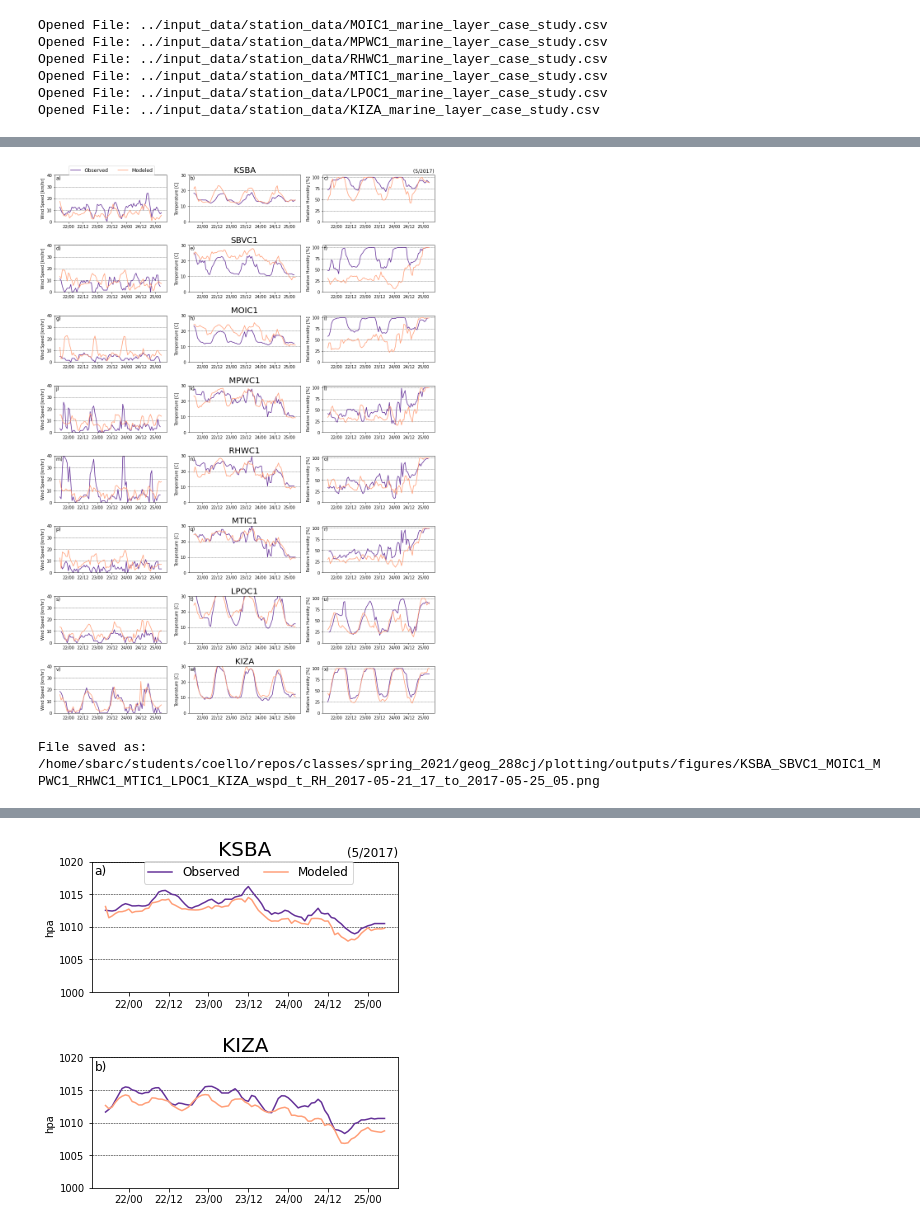
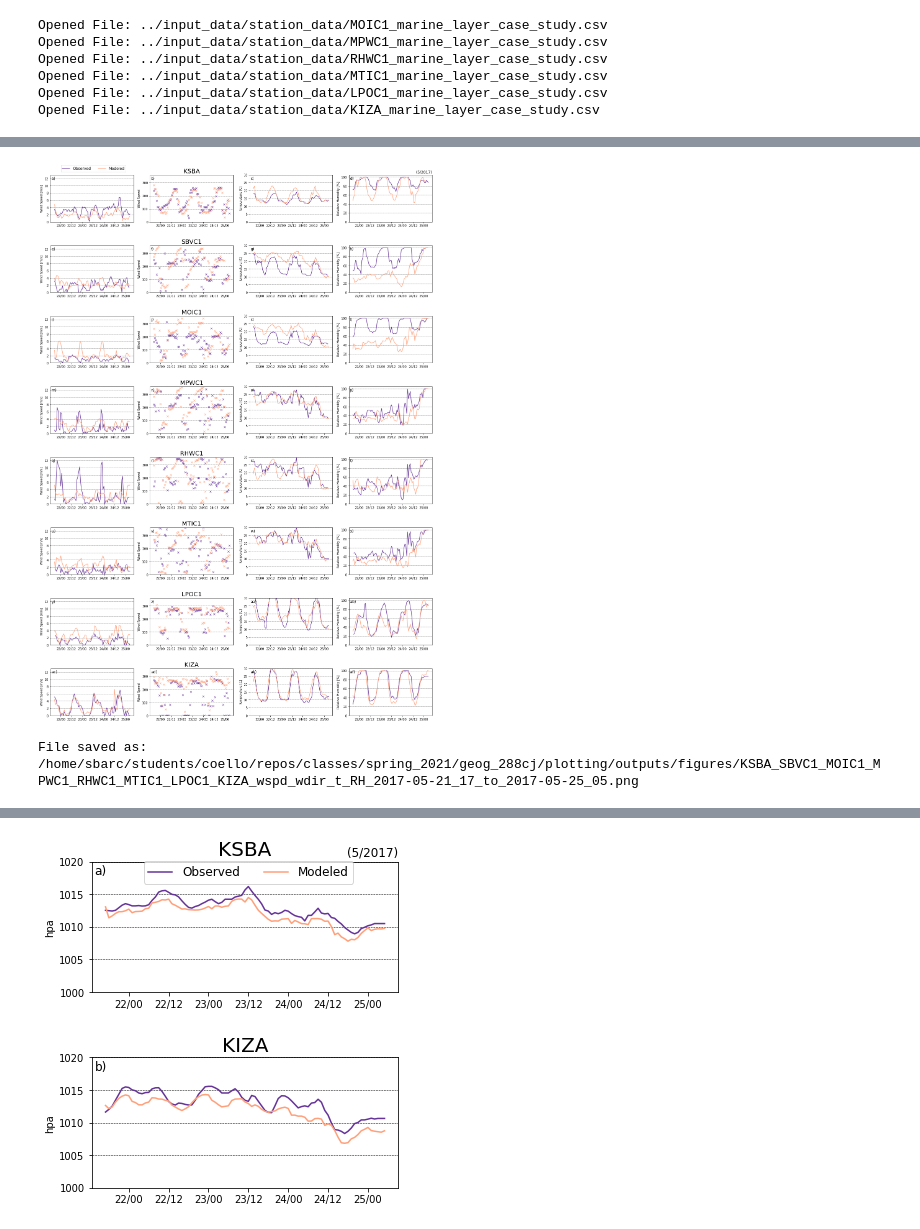
Before and after one commit to mmcoello/spring_2021, a Jupyter notebook: geog_288cj/plotting/analysis/station_data_v_wrf.ipynb, the cells around one changed output, grey strips where cells are left out. Cells and saved outputs as stored; diff of their text form; code cells hidden in the pictures.

```diff
--- a/geog_288cj/plotting/analysis/station_data_v_wrf.ipynb
+++ b/geog_288cj/plotting/analysis/station_data_v_wrf.ipynb
@@ -242,7 +243,7 @@ def plot_station_barbs(data, date_time, var_key, stations, y_pos, data_units, cm
     plt.show()
     print('File saved as:', outdir+plot_name, '\n')
 # %%
-wnd_units = 'km/hr'
+wnd_units = 'm/s'
 
 # set filepath
 datadir = '../input_data/station_data/'
@@ -369,11 +370,8 @@ da_list = []
 # adjust station lats and lons to have the nearest wrf lat and lon to station location
 for i in range(len(stations)):
 
-    station_lat = nearest(ds.lat.values, station_lats[i])
-    station_lon = nearest(ds.lon.values, station_lons[i])
-
-    # select specific station location
-    ds_tmp = ds.sel(lat = station_lat, lon = station_lon)
+    # interpoalte to specific station location
+    ds_tmp = ds.interp(lat = station_lats[i], lon = station_lons[i])
 
     # add station name as coordinate
     ds_tmp = ds_tmp.assign_coords(station = stations[i])
@@ -391,5 +389,3 @@ Opened File: ../input_data/wrf_out_post/wrfout_d03_2017-05-25_00:00:00_surf
-# %%
-dwrf['wspd_kmh'] = dwrf['wspd'] * units('m/s').to(units(wnd_units))
 # %%
 levels_wspd = [0, np.nanmax(da.wspd)]
 
@@ -416,15 +412,15 @@ File saved as: /home/sbarc/students/coello/repos/classes/spring_2021/geog_288cj/
 # %%
-def plot_station_winds(data, wrf, date_time, stations, var, wrf_var, var_labs, var_lims, station_lab, leg_box, outdir, wind_untis):
+def plot_station_winds(data, wrf, date_time, stations, var, wrf_var, var_labs, var_lims, line_sty, station_lab, leg_box, outdir, wind_untis):
 
     var_names = ''
     stat_names = ''
     subfig = ['a)', 'b)', 'c)', 'd)', 'e)', 'f)', 'g)', 'h)', 'i)', 'j)', 'k)', 'l)', 'm)', 'n)', 'o)',
-             'p)', 'q)', 'r)', 's)', 't)', 'u)', 'v)', 'w)', 'x)']
+             'p)', 'q)', 'r)', 's)', 't)', 'u)', 'v)', 'w)', 'x)', 'y)', 'z)', 'aa)', 'ab)', 'ac)', 'ad)', 'ae)', 'af)']
 
     k = 0
 
     # Create a new figure
-    fig = plt.figure(figsize=(len(var) * 5.5, len(stations) * 3))
+    fig = plt.figure(figsize=(len(var) * 5.5, len(stations) * len(var)))
     gs = plt.GridSpec(len(stations), len(var), figure=fig, hspace= 0.5, wspace=0.2)
 
     for i in range(len(stations)):
@@ -433,7 +429,8 @@ def plot_station_winds(data, wrf, date_time, stations, var, wrf_var, var_labs, v
 
             ax = fig.add_subplot(gs[i,j])
 
-            ln1 = ax.plot(data.time, data[var[j]].sel(station = stations[i]), 'rebeccapurple', label='Observed')
+            ln1 = ax.plot(data.time, data[var[j]].sel(station = stations[i]), 'rebeccapurple', \
+                          label='Observed', linestyle = line_sty[j][0], marker = line_sty[j][1])
 
     #         ln3 = ax.plot(date_time, data.wgust.sel(station = stations[i]), 'mediumpurple', label='Obs. Gusts')
 
@@ -441,7 +438,8 @@ def plot_station_winds(data, wrf, date_time, stations, var, wrf_var, var_labs, v
             ax.set_ylabel(var_labs[j], multialignment='center')
             ax.set_ylim(var_lims[j])
 
-            ln2 = ax.plot(wrf.time, wrf[wrf_var[j]].sel(station = stations[i]), 'lightsalmon', label='Modeled')
+            ln2 = ax.plot(wrf.time, wrf[wrf_var[j]].sel(station = stations[i]), 'lightsalmon', label='Modeled', \
+                         linestyle = line_sty[j][0], marker = line_sty[j][1])
 
             # make x laeled dates prettier
             ax.xaxis.set_major_formatter(mdates.DateFormatter('%d/%H'))
@@ -457,37 +455,38 @@ def plot_station_winds(data, wrf, date_time, stations, var, wrf_var, var_labs, v
 
 
             if (j == station_lab):
                 plt.title(stations[i], loc = 'center', size = 20)
 
 
             if (i == 0 and j == 0):
                 # add legend
                 lns = ln1 + ln2
                 labs = [l.get_label() for l in lns]
                 ax.legend(lns, labs, loc='upper left',  bbox_to_anchor=leg_box, ncol=3, prop={'size': 12})
 
             if (i == 1):
                 var_names = var_names + '_' + str(var[j])
 
 
             k += 1
 
         stat_names = stat_names + '_' + stations[i]
 
     # Save and display figure
     plot_name = stat_names[1:] + var_names + '_' + str(date_time.values[0])[:-16].replace('T', '_') + \
                 '_to_' + str(date_time.values[-1])[:-16].replace('T', '_') + '.png'
     plt.savefig(outdir+plot_name,  bbox_inches='tight', dpi = 120)
     plt.show()
     print('File saved as:', outdir+plot_name, '\n')
 
 
-station_vars = ['wspd', 't', 'RH']
-wrf_vars = ['wspd_kmh', 'T2', 'rh2']
-var_labels = ['Wind Speed [' + wnd_units + ']', 'Temperature [C]', 'Relative Humidity [%]']
-var_lims = [(0,40), (0,30), (0,105)]
+station_vars = ['wspd', 'wdir', 't', 'RH']
+wrf_vars = ['wspd', 'wdir', 'T2', 'rh2']
+var_labels = ['Wind Speed [' + wnd_units + ']', 'Wind Speed', 'Temperature [C]', 'Relative Humidity [%]']
+var_lims = [(0,13), (0, 360), (0,30), (0,105)]
+line_labs = [('-', None), ('','x'), ('-', None), ('-', None)]
 
-plot_station_winds(da, dwrf, da.time, stations,  station_vars, wrf_vars, var_labels, var_lims, 1, (0.1, 1.25), fig_outdir, wnd_units)
+plot_station_winds(da, dwrf, da.time, stations,  station_vars, wrf_vars, var_labels, var_lims, line_labs, 1, (0.1, 1.25), fig_outdir, wnd_units)
 # %% [output]
-[figure, old version]
+[figure, new version]
-File saved as: /home/sbarc/students/coello/repos/classes/spring_2021/geog_288cj/plotting/outputs/figures/KSBA_SBVC1_MOIC1_MPWC1_RHWC1_MTIC1_LPOC1_KIZA_wspd_t_RH_2017-05-21_17_to_2017-05-25_05.png
+File saved as: /home/sbarc/students/coello/repos/classes/spring_2021/geog_288cj/plotting/outputs/figures/KSBA_SBVC1_MOIC1_MPWC1_RHWC1_MTIC1_LPOC1_KIZA_wspd_wdir_t_RH_2017-05-21_17_to_2017-05-25_05.png
```
Also changed, not shown: parts of 5 cells of this notebook, 17 other files.
